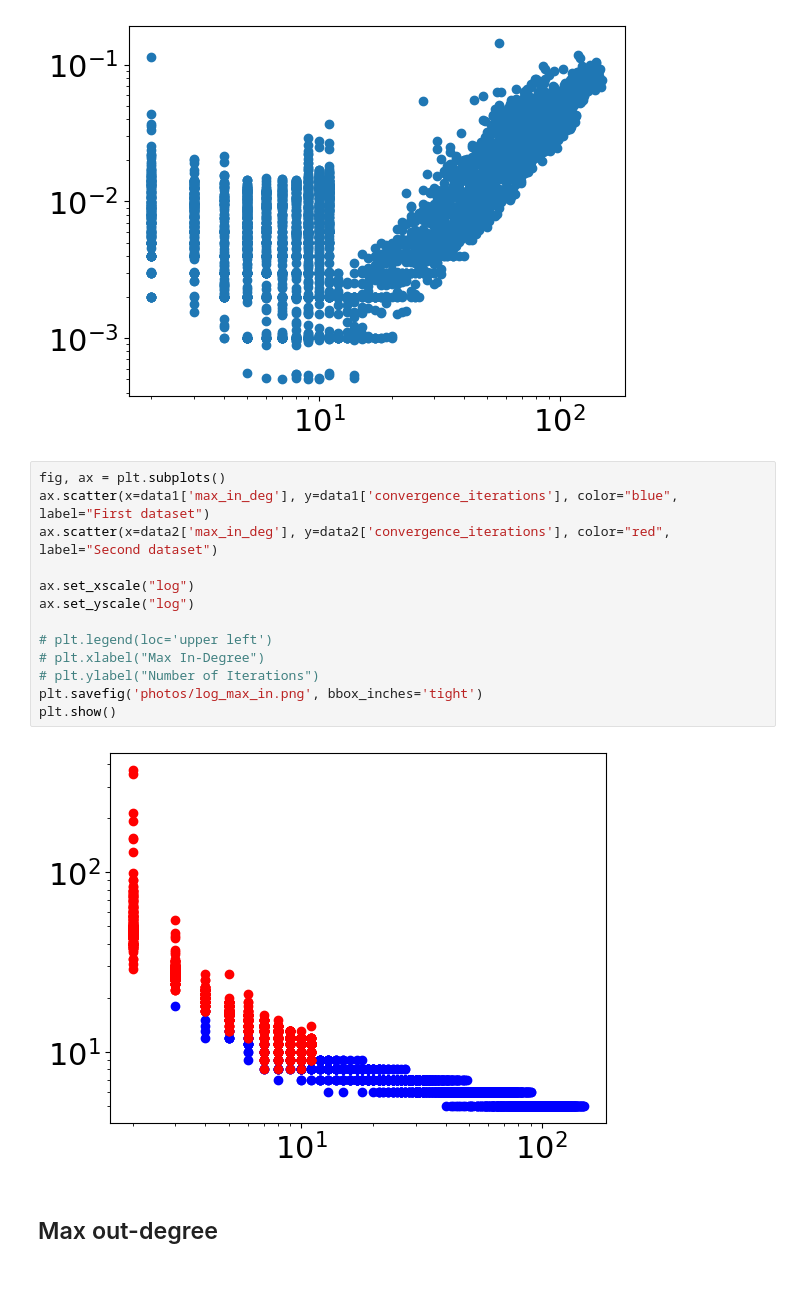
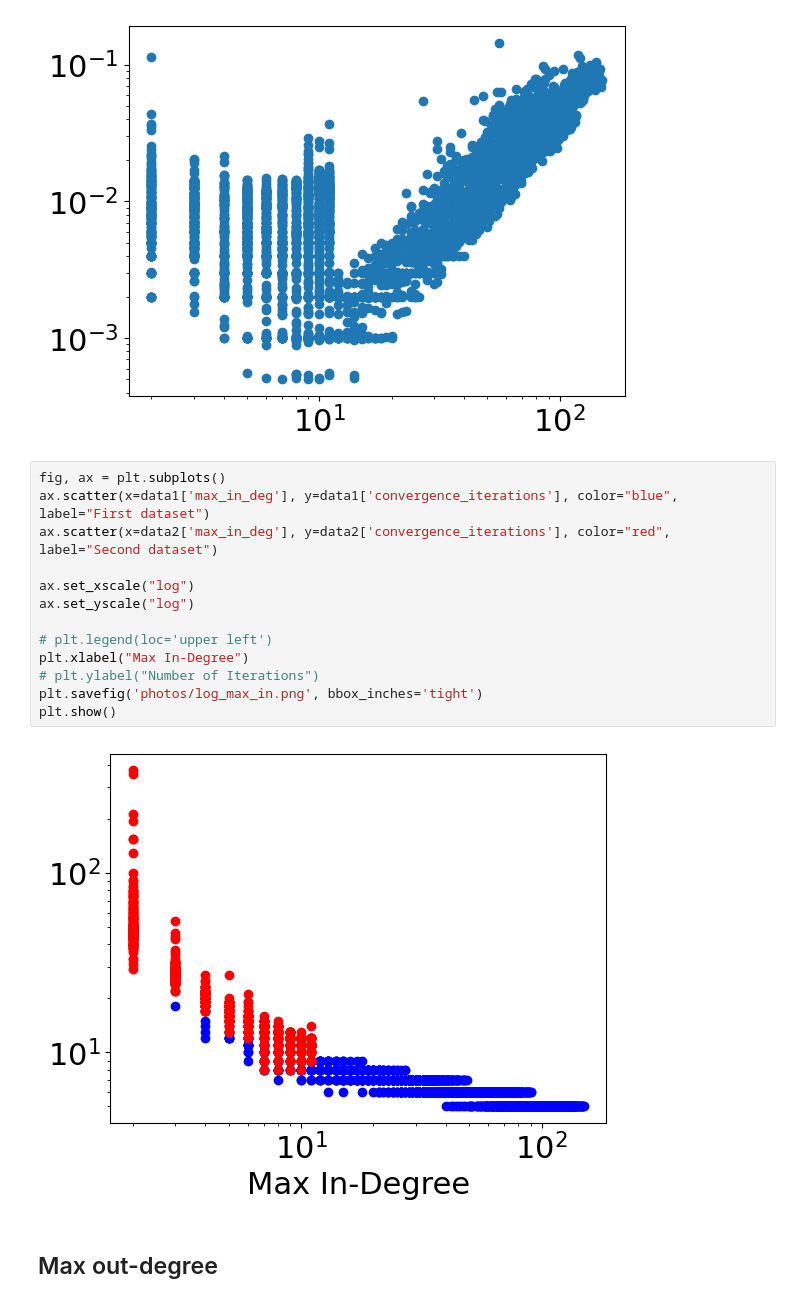
Before and after one commit to KalinD/ResearchProject, a Jupyter notebook: DataAnalysis.ipynb, the cells around one changed output. Saved outputs shown, nothing was run; the diff lists cells and outputs as text.

```diff
--- a/DataAnalysis.ipynb
+++ b/DataAnalysis.ipynb
@@ -50,18 +50,18 @@ ax.set_yscale("log")
 # %%
 fig, ax = plt.subplots()
 ax.scatter(x=data1['max_in_deg'], y=data1['convergence_iterations'], color="blue", label="First dataset")
 ax.scatter(x=data2['max_in_deg'], y=data2['convergence_iterations'], color="red", label="Second dataset")
 
 ax.set_xscale("log")
 ax.set_yscale("log")
 
 # plt.legend(loc='upper left')
-# plt.xlabel("Max In-Degree")
+plt.xlabel("Max In-Degree")
 # plt.ylabel("Number of Iterations")
 plt.savefig('photos/log_max_in.png', bbox_inches='tight')
 plt.show()
 # %% [output]
-[figure, old version]
+[figure, new version]
 # %% [markdown]
 ## Max out-degree
 # %%
```
Also changed, not shown: parts of 15 cells of this notebook, 1 other file.
